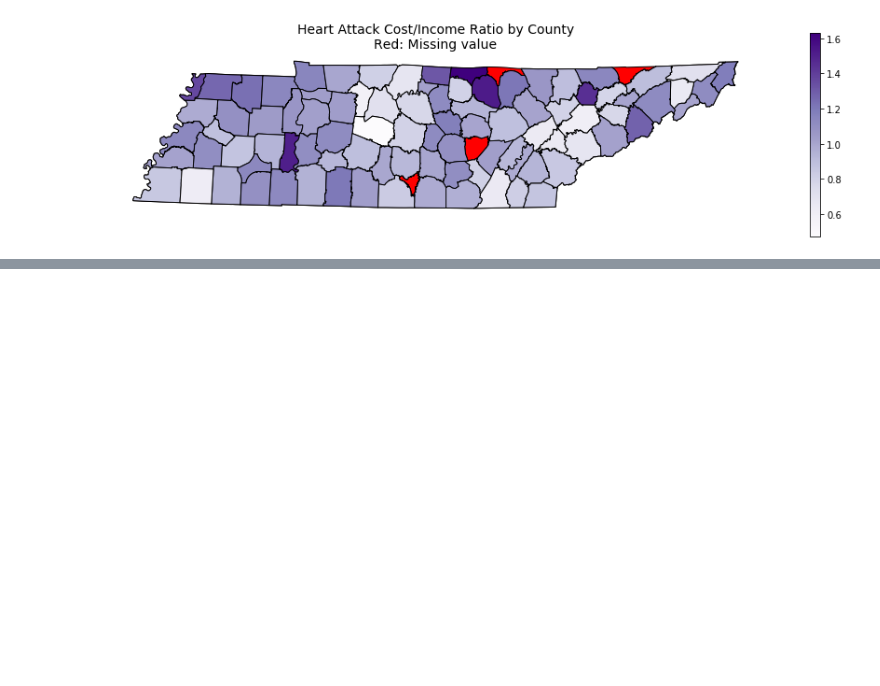
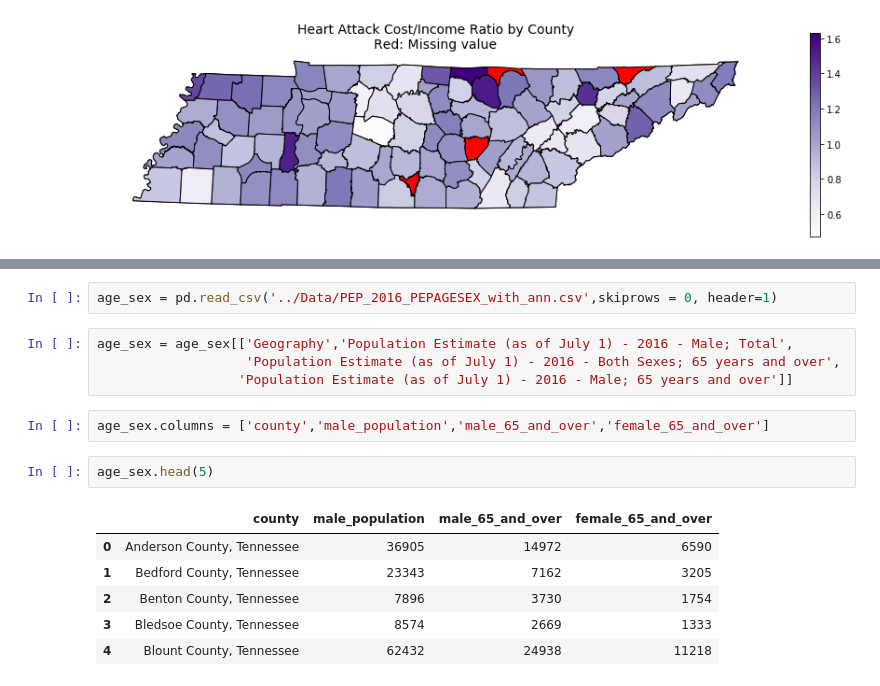
Before and after one commit to yunkaizhang/vanderbilt-data-essentials-cohort-2, a Jupyter notebook: code/YZ_code.ipynb, the cells around one changed output, grey strips where cells are left out. Drawn from its saved outputs; the diff is of its cells as text; blank space fills up the shorter version.

```diff
--- a/code/YZ_code.ipynb
+++ b/code/YZ_code.ipynb
@@ -434,0 +535,17 @@ ax.axis('off');
+# %%
+age_sex = pd.read_csv('../Data/PEP_2016_PEPAGESEX_with_ann.csv',skiprows = 0, header=1)
+# %%
+age_sex = age_sex[['Geography','Population Estimate (as of July 1) - 2016 - Male; Total',
+                   'Population Estimate (as of July 1) - 2016 - Both Sexes; 65 years and over',
+                  'Population Estimate (as of July 1) - 2016 - Male; 65 years and over']]
+# %%
+age_sex.columns = ['county','male_population','male_65_and_over','female_65_and_over']
+# %%
+age_sex.head(5)
+# %% [output]
+|  | county | male_population | male_65_and_over | female_65_and_over |
+| 0 | Anderson County, Tennessee | 36905 | 14972 | 6590 |
+| 1 | Bedford County, Tennessee | 23343 | 7162 | 3205 |
+| 2 | Benton County, Tennessee | 7896 | 3730 | 1754 |
+| 3 | Bledsoe County, Tennessee | 8574 | 2669 | 1333 |
+| 4 | Blount County, Tennessee | 62432 | 24938 | 11218 |
```
Also changed, not shown: parts of 26 cells of this notebook, 3 other files.
